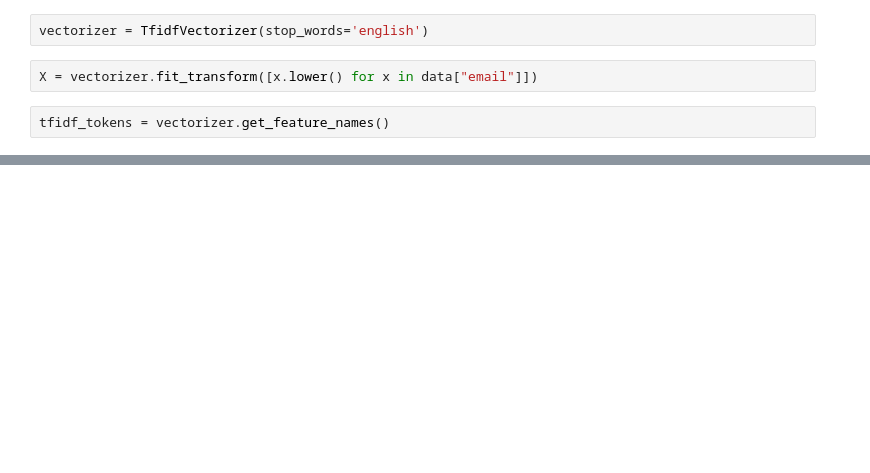
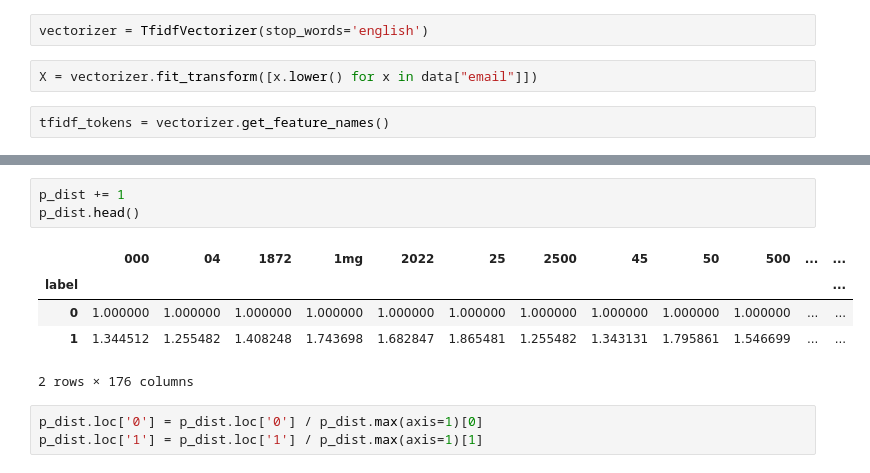
Before and after one commit to iamadityavishnu/spam-or-ham, a Jupyter notebook: spam or ham.ipynb, the cells around one changed output, grey strips where cells are left out. Drawn from its saved outputs; the diff is of its cells as text; blank space fills up the shorter version.

```diff
--- a/spam or ham.ipynb
+++ b/spam or ham.ipynb
@@ -97,0 +116,12 @@ def NaiveBayes(email, p_ham, p_spam):
+# %%
+p_dist += 1
+p_dist.head()
+# %% [output]
+|  | 000 | 04 | 1872 | 1mg | 2022 | 25 | 2500 | 45 | 50 | 500 | ... | ... |
+| label |  |  |  |  |  |  |  |  |  |  |  | ... |
+| 0 | 1.000000 | 1.000000 | 1.000000 | 1.000000 | 1.000000 | 1.000000 | 1.000000 | 1.000000 | 1.000000 | 1.000000 | ... | ... |
+| 1 | 1.344512 | 1.255482 | 1.408248 | 1.743698 | 1.682847 | 1.865481 | 1.255482 | 1.343131 | 1.795861 | 1.546699 | ... | ... |
+2 rows × 176 columns
+# %%
+p_dist.loc['0'] = p_dist.loc['0'] / p_dist.max(axis=1)[0]
+p_dist.loc['1'] = p_dist.loc['1'] / p_dist.max(axis=1)[1]
```
Also changed, not shown: parts of 12 cells of this notebook.
